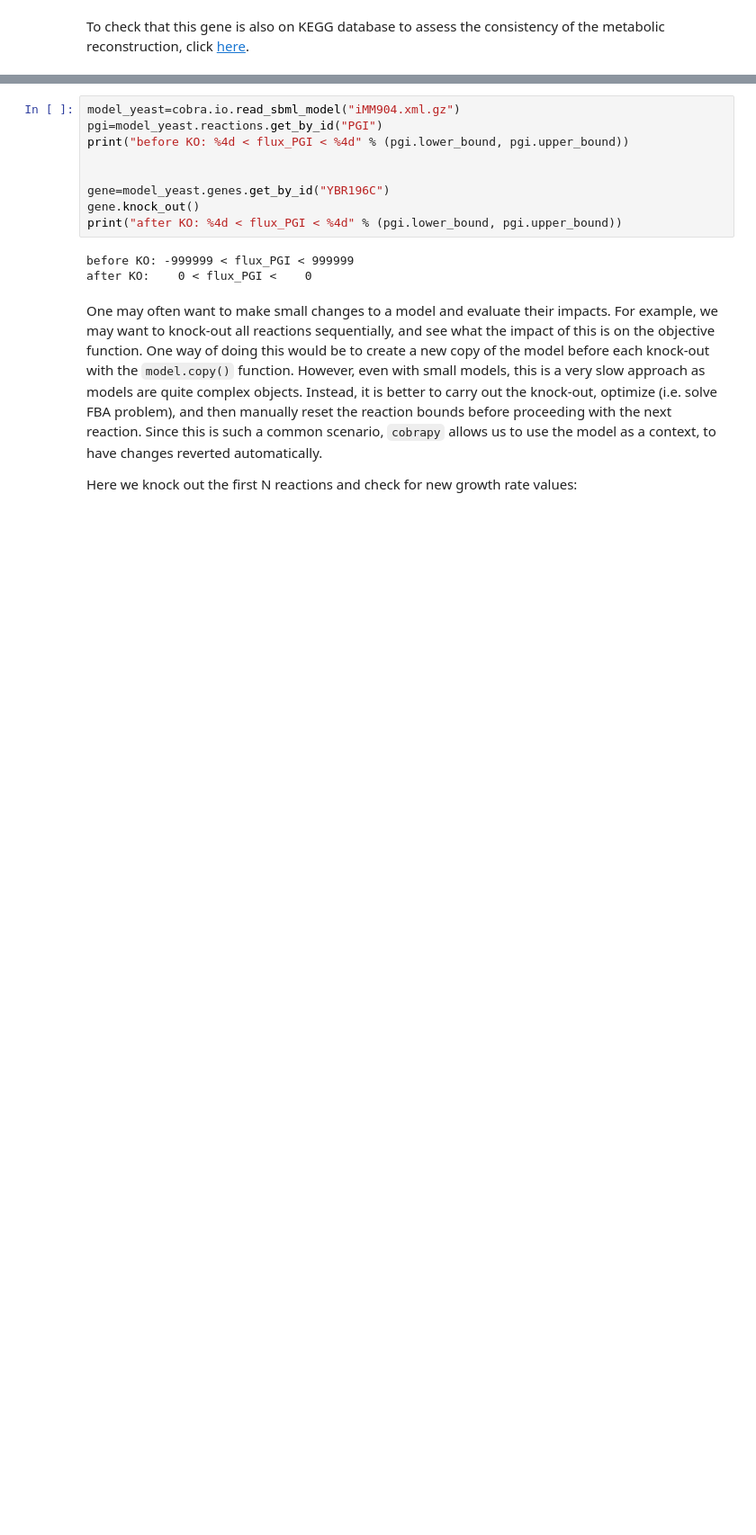
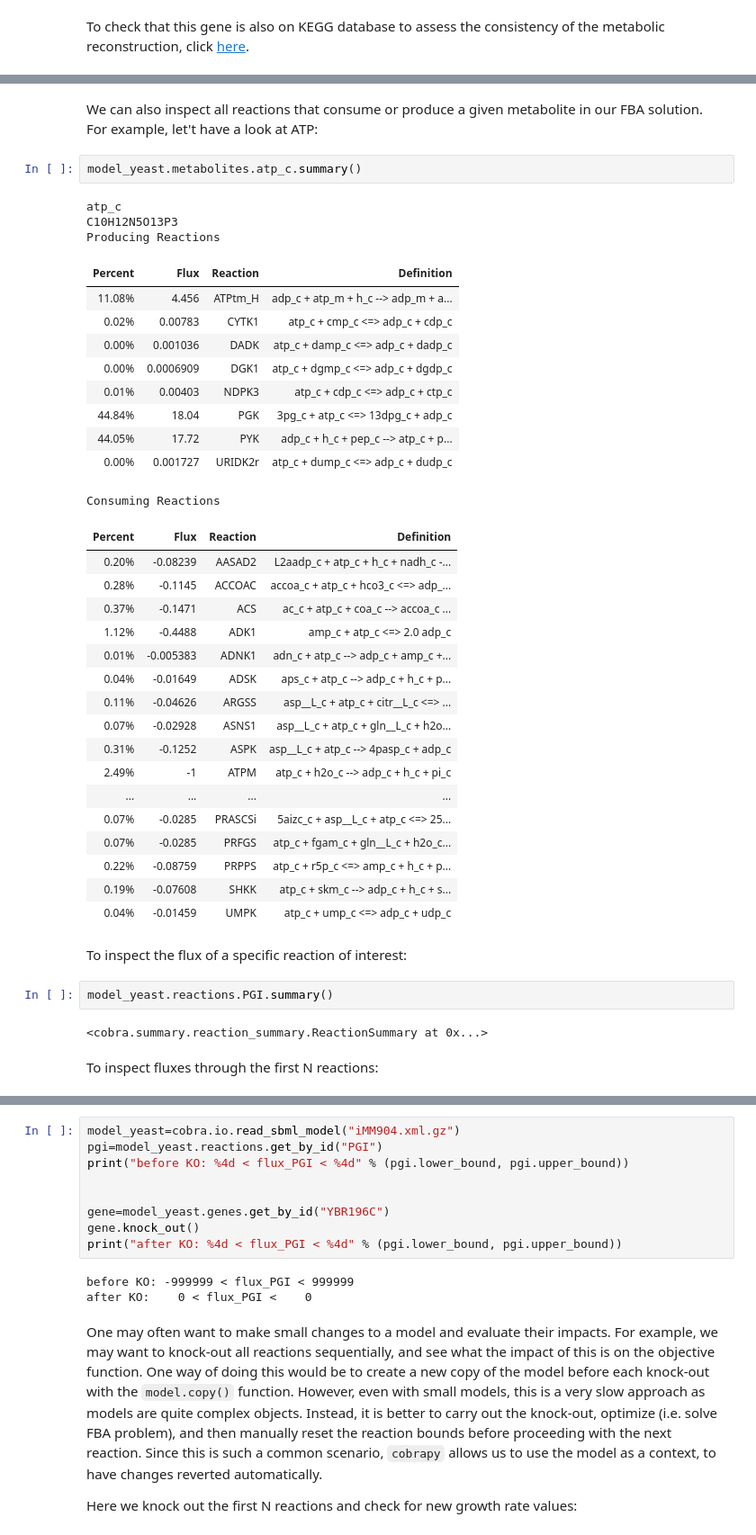
Before and after one commit to franciscozorrilla/EMBOMicroCom2, a Jupyter notebook: notebooks/1_fba.ipynb, the cells around one changed output, grey strips where cells are left out. Shown at 90% size. Cells and saved outputs as stored; diff of their text form; blank space fills up the shorter version.

```diff
--- a/notebooks/1_fba.ipynb
+++ b/notebooks/1_fba.ipynb
@@ -263,0 +292,43 @@ To check that this gene is also on KEGG database to assess the consistency of th
+# %% [markdown]
+We can also inspect all reactions that consume or produce a given metabolite in our FBA solution. For example, let't have a look at ATP:
+# %%
+model_yeast.metabolites.atp_c.summary()
+# %% [output]
+atp_c
+C10H12N5O13P3
+Producing Reactions
+| Percent | Flux | Reaction | Definition |
+| 11.08% | 4.456 | ATPtm_H | adp_c + atp_m + h_c --> adp_m + a... |
+| 0.02% | 0.00783 | CYTK1 | atp_c + cmp_c <=> adp_c + cdp_c |
+| 0.00% | 0.001036 | DADK | atp_c + damp_c <=> adp_c + dadp_c |
+| 0.00% | 0.0006909 | DGK1 | atp_c + dgmp_c <=> adp_c + dgdp_c |
+| 0.01% | 0.00403 | NDPK3 | atp_c + cdp_c <=> adp_c + ctp_c |
+| 44.84% | 18.04 | PGK | 3pg_c + atp_c <=> 13dpg_c + adp_c |
+| 44.05% | 17.72 | PYK | adp_c + h_c + pep_c --> atp_c + p... |
+| 0.00% | 0.001727 | URIDK2r | atp_c + dump_c <=> adp_c + dudp_c |
+Consuming Reactions
+| Percent | Flux | Reaction | Definition |
+| 0.20% | -0.08239 | AASAD2 | L2aadp_c + atp_c + h_c + nadh_c -... |
+| 0.28% | -0.1145 | ACCOAC | accoa_c + atp_c + hco3_c <=> adp_... |
+| 0.37% | -0.1471 | ACS | ac_c + atp_c + coa_c --> accoa_c ... |
+| 1.12% | -0.4488 | ADK1 | amp_c + atp_c <=> 2.0 adp_c |
+| 0.01% | -0.005383 | ADNK1 | adn_c + atp_c --> adp_c + amp_c +... |
+| 0.04% | -0.01649 | ADSK | aps_c + atp_c --> adp_c + h_c + p... |
+| 0.11% | -0.04626 | ARGSS | asp__L_c + atp_c + citr__L_c <=> ... |
+| 0.07% | -0.02928 | ASNS1 | asp__L_c + atp_c + gln__L_c + h2o... |
+| 0.31% | -0.1252 | ASPK | asp__L_c + atp_c --> 4pasp_c + adp_c |
+| 2.49% | -1 | ATPM | atp_c + h2o_c --> adp_c + h_c + pi_c |
+| ... | ... | ... | ... |
+| 0.07% | -0.0285 | PRASCSi | 5aizc_c + asp__L_c + atp_c <=> 25... |
+| 0.07% | -0.0285 | PRFGS | atp_c + fgam_c + gln__L_c + h2o_c... |
+| 0.22% | -0.08759 | PRPPS | atp_c + r5p_c <=> amp_c + h_c + p... |
+| 0.19% | -0.07608 | SHKK | atp_c + skm_c --> adp_c + h_c + s... |
+| 0.04% | -0.01459 | UMPK | atp_c + ump_c <=> adp_c + udp_c |
+# %% [markdown]
+To inspect the flux of a specific reaction of interest:
+# %%
+model_yeast.reactions.PGI.summary()
+# %% [output]
+<cobra.summary.reaction_summary.ReactionSummary at 0x...>
+# %% [markdown]
+To inspect fluxes through the first N reactions:
```
Also changed, not shown: parts of 13 cells of this notebook.
